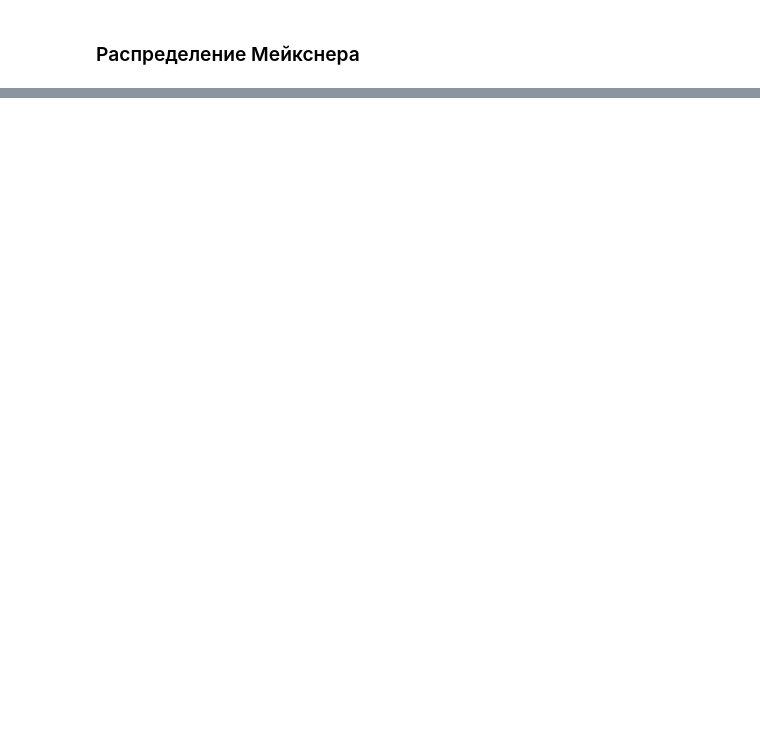
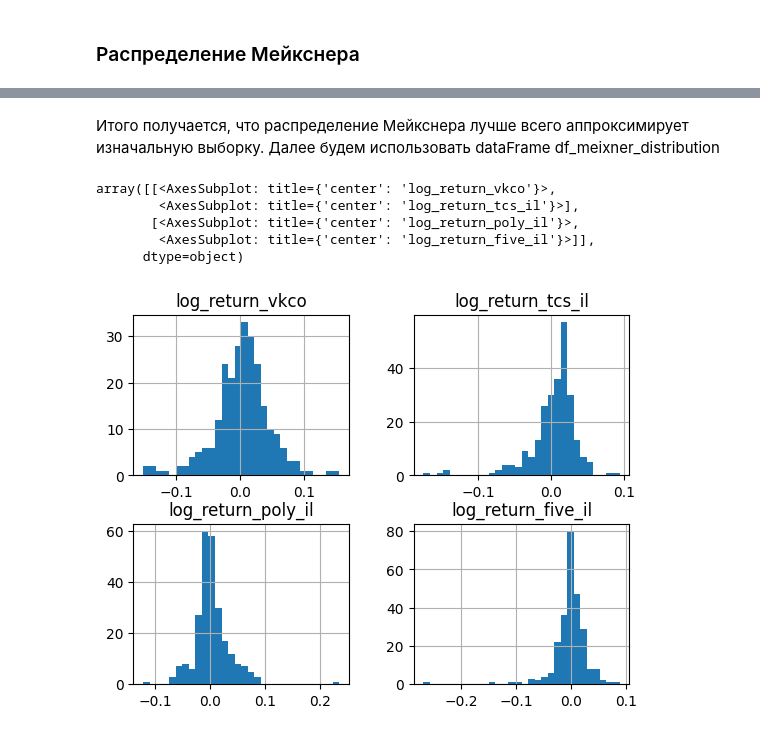
Before and after one commit to ChingisBadmaev/Copula-Models-Comparison-for-Portfolio-Risk-Assessment, a Jupyter notebook: src/approx4.ipynb, the cells around one changed output, grey strips where cells are left out. Saved outputs shown, nothing was run; the diff lists cells and outputs as text; code cells hidden in the pictures; blank space fills up the shorter version.

```diff
--- a/src/approx4.ipynb
+++ b/src/approx4.ipynb
@@ -260,0 +319,12 @@ p_value_meixner
+# %% [markdown]
+Итого получается, что распределение Мейкснера лучше всего аппроксимирует изначальную выборку.
+Далее будем использовать dataFrame df_meixner_distribution
+# %%
+df_meixner_distribution.hist(bins=30)
+# %% [output]
+array([[<AxesSubplot: title={'center': 'log_return_vkco'}>,
+        <AxesSubplot: title={'center': 'log_return_tcs_il'}>],
+       [<AxesSubplot: title={'center': 'log_return_poly_il'}>,
+        <AxesSubplot: title={'center': 'log_return_five_il'}>]],
+      dtype=object)
+[figure, added]
```
Also changed, not shown: parts of 6 cells of this notebook.
